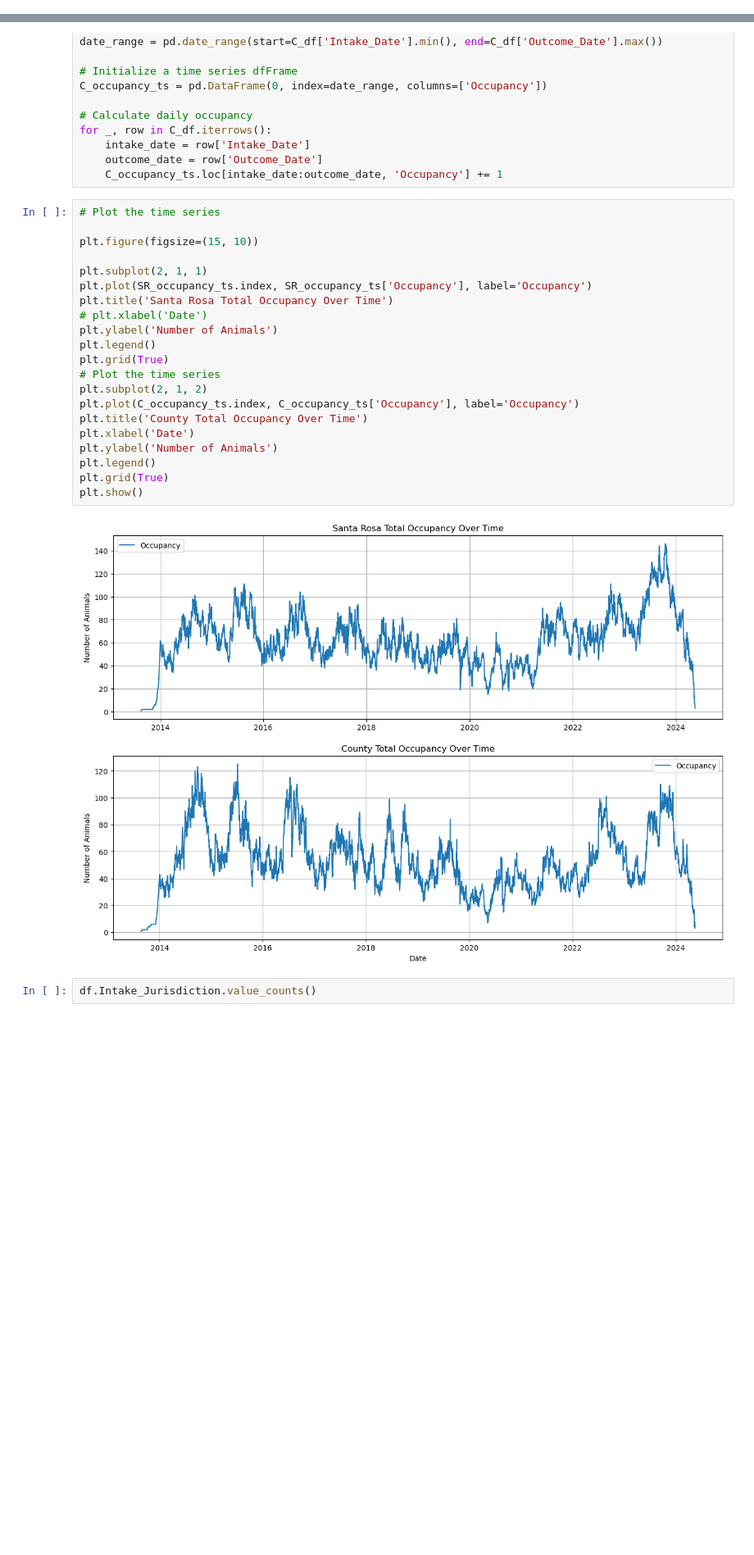
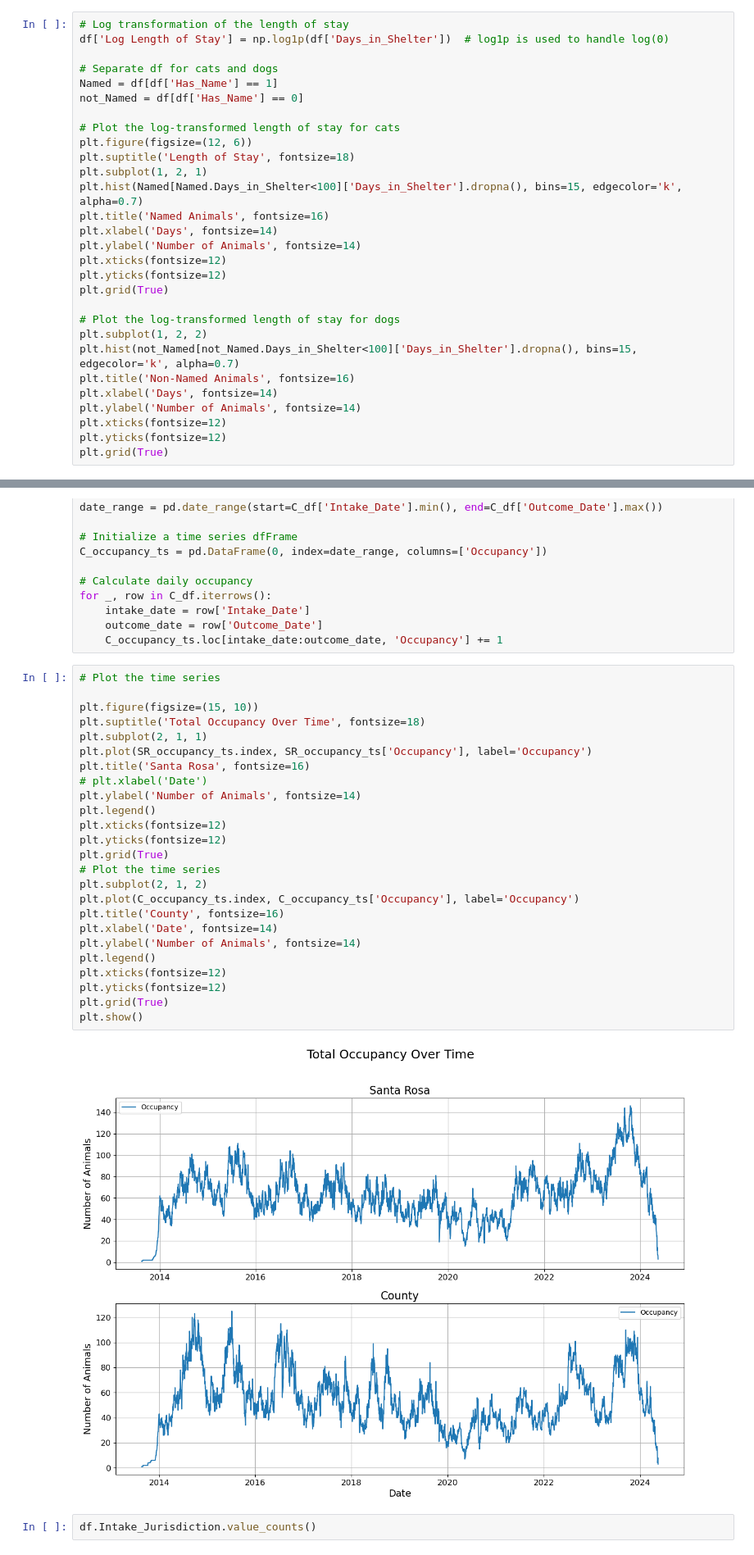
Before and after one commit to robchimel/pawpulation-forecast, a Jupyter notebook: plots.ipynb, the cells around one changed output, grey strips where cells are left out. Shown: that part at 82% size. Cells and saved outputs as stored; diff of their text form; blank space fills up the shorter version.

```diff
--- a/plots.ipynb
+++ b/plots.ipynb
@@ -90,0 +129,29 @@ plt.grid(True)
+# %%
+# Log transformation of the length of stay
+df['Log Length of Stay'] = np.log1p(df['Days_in_Shelter'])  # log1p is used to handle log(0)
+
+# Separate df for cats and dogs
+Named = df[df['Has_Name'] == 1]
+not_Named = df[df['Has_Name'] == 0]
+
+# Plot the log-transformed length of stay for cats
+plt.figure(figsize=(12, 6))
+plt.suptitle('Length of Stay', fontsize=18)
+plt.subplot(1, 2, 1)
+plt.hist(Named[Named.Days_in_Shelter<100]['Days_in_Shelter'].dropna(), bins=15, edgecolor='k', alpha=0.7)
+plt.title('Named Animals', fontsize=16)
+plt.xlabel('Days', fontsize=14)
+plt.ylabel('Number of Animals', fontsize=14)
+plt.xticks(fontsize=12)
+plt.yticks(fontsize=12)
+plt.grid(True)
+
+# Plot the log-transformed length of stay for dogs
+plt.subplot(1, 2, 2)
+plt.hist(not_Named[not_Named.Days_in_Shelter<100]['Days_in_Shelter'].dropna(), bins=15, edgecolor='k', alpha=0.7)
+plt.title('Non-Named Animals', fontsize=16)
+plt.xlabel('Days', fontsize=14)
+plt.ylabel('Number of Animals', fontsize=14)
+plt.xticks(fontsize=12)
+plt.yticks(fontsize=12)
+plt.grid(True)
@@ -117,26 +186,30 @@ for _, row in C_df.iterrows():
 # %%
 # Plot the time series
 
 plt.figure(figsize=(15, 10))
-
+plt.suptitle('Total Occupancy Over Time', fontsize=18)
 plt.subplot(2, 1, 1)
 plt.plot(SR_occupancy_ts.index, SR_occupancy_ts['Occupancy'], label='Occupancy')
-plt.title('Santa Rosa Total Occupancy Over Time')
+plt.title('Santa Rosa', fontsize=16)
 # plt.xlabel('Date')
-plt.ylabel('Number of Animals')
+plt.ylabel('Number of Animals', fontsize=14)
 plt.legend()
+plt.xticks(fontsize=12)
+plt.yticks(fontsize=12)
 plt.grid(True)
 # Plot the time series
 plt.subplot(2, 1, 2)
 plt.plot(C_occupancy_ts.index, C_occupancy_ts['Occupancy'], label='Occupancy')
-plt.title('County Total Occupancy Over Time')
-plt.xlabel('Date')
-plt.ylabel('Number of Animals')
+plt.title('County', fontsize=16)
+plt.xlabel('Date', fontsize=14)
+plt.ylabel('Number of Animals', fontsize=14)
 plt.legend()
+plt.xticks(fontsize=12)
+plt.yticks(fontsize=12)
 plt.grid(True)
 plt.show()
 # %% [output]
-[figure, old version]
+[figure, new version]
 # %%
 df.Intake_Jurisdiction.value_counts()
 # %% [output]
```
Also changed, not shown: parts of 8 cells of this notebook, 2 other files.
